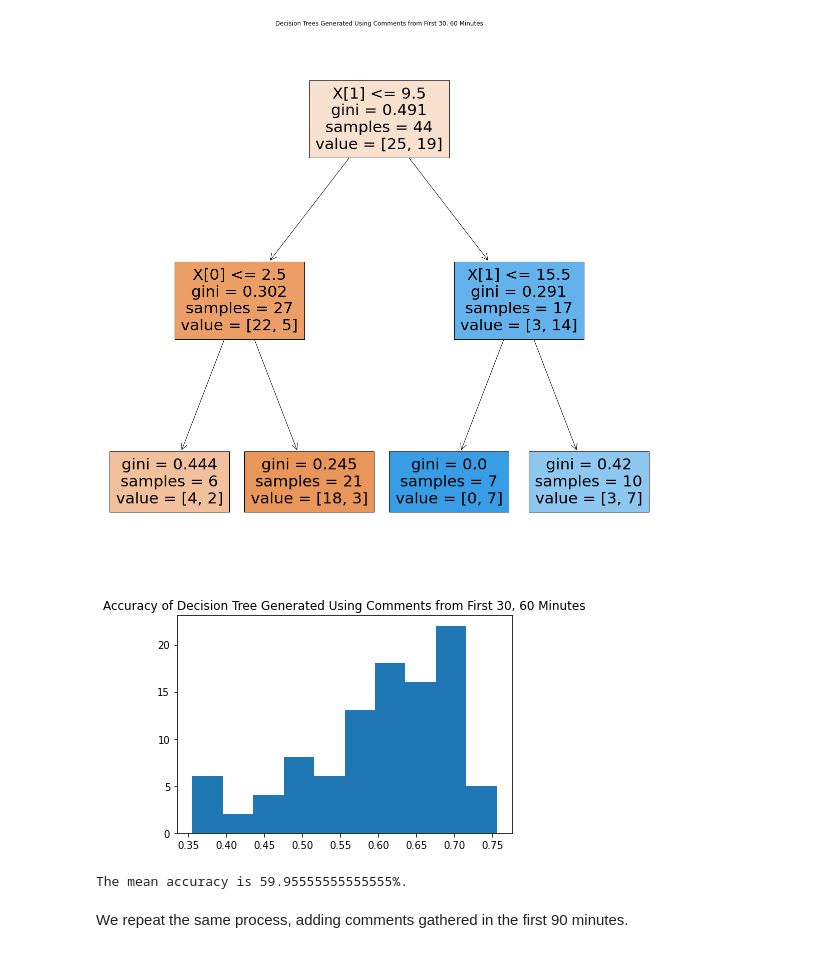
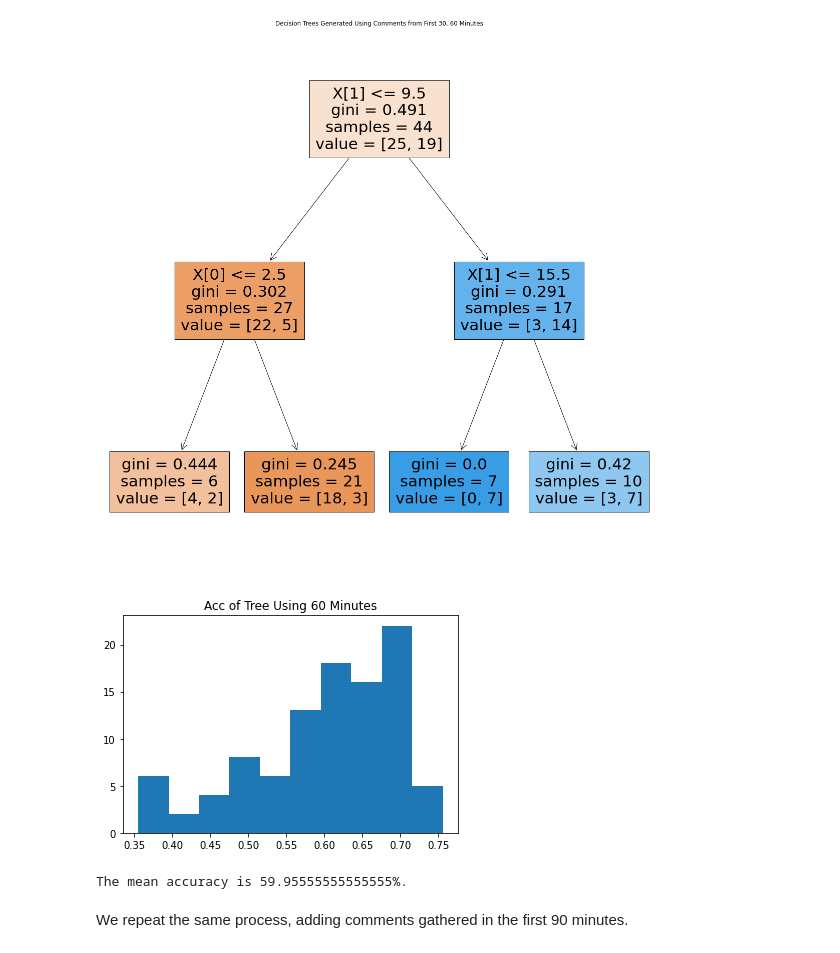
Before and after one commit to 404notfound-erdosbootcampproject/reddit_analysis, a Jupyter notebook: create_models_run_3rd.ipynb, the cells around one changed output. Drawn from its saved outputs; the diff is of its cells as text; code cells hidden in the pictures.

```diff
--- a/create_models_run_3rd.ipynb
+++ b/create_models_run_3rd.ipynb
@@ -163,7 +164,7 @@ from sklearn.tree import DecisionTreeClassifier
 X = df[['first_30_comments','first_hour_comments']].to_numpy()
 y = df[['class']].to_numpy()
 
-X_train, X_test0, y_train, y_test0 = train_test_split(X, y,
+X_train, X_test, y_train, y_test = train_test_split(X, y,
                                                     test_size=0.5,
                                                     random_state=9)
 tree_clf = DecisionTreeClassifier(random_state = 100,max_depth=2)
@@ -174,27 +175,29 @@ plt.figure(figsize = (20,20))
 fig = tree_clf.fit(X_train, y_train)
 tree.plot_tree(fig,filled = True,max_depth=2)
 plt.title("Decision Trees Generated Using Comments from First 30, 60 Minutes")
+plt.savefig('tree.png',facecolor ="w")
 plt.show()
 # %% [output]
 [figure]
 # %%
 ## test sensitivity of decision tree to changing the train-test split.
 
 n=100
 accuracy = np.zeros(n)
 fig = tree_clf.fit(X_train, y_train)
 for i in range(0,n):
     X_train, X_test, y_train, y_test = train_test_split(X, y,
                                                     test_size=0.5,
                                                     random_state=i)
     fig = tree_clf.fit(X_train, y_train)
     accuracy[i] = get_acc(fig,X_test,y_test.ravel())
 plt.hist(accuracy)
-plt.title("Accuracy of Decision Tree Generated Using Comments from First 30, 60 Minutes")
+plt.title("Acc of Tree Using 60 Minutes")
+plt.savefig('60min.png',facecolor ="w")
 plt.show()
 print("The mean accuracy is "+(100*accuracy.mean()).astype(str)+"%.")
 # %% [output]
-[figure, old version]
+[figure, new version]
 The mean accuracy is 59.95555555555555%.
 # %% [markdown]
 We repeat the same process, adding comments gathered in the first 90 minutes.
```
Also changed, not shown: parts of 7 cells of this notebook.
